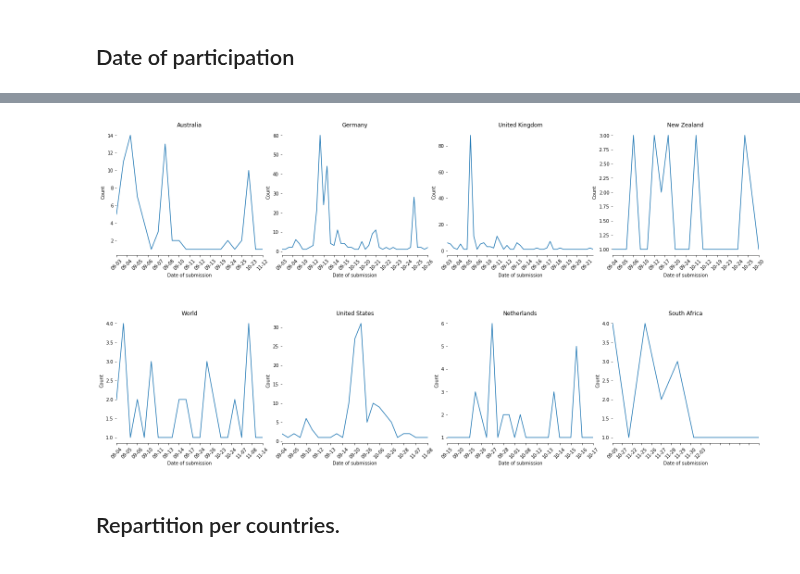
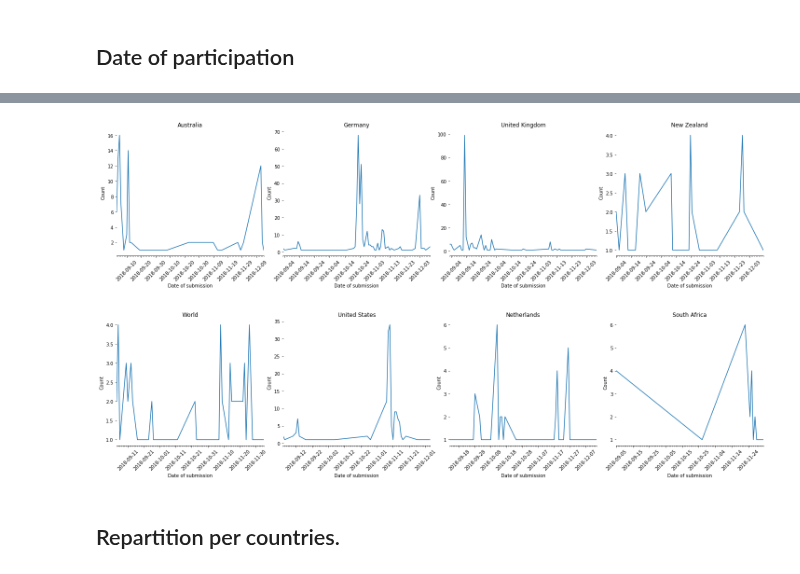
Before and after one commit to softwaresaved/international-survey, a Jupyter notebook: analysis/2018/1. Overview and sampling.ipynb, the cells around one changed output, grey strips where cells are left out. Cells and saved outputs as stored; diff of their text form; code cells hidden in the pictures.

Commit message:
Fix: x axis for the submitted date and change the type of date used, from submitted to started

```diff
--- a/analysis/2018/1. Overview and sampling.ipynb
+++ b/analysis/2018/1. Overview and sampling.ipynb
@@ -90,3 +90,6 @@ plt.show();
 [figure]
 # %% [markdown]
 ## Date of participation
+# %%
+for i in df['startdate. Date started'].unique():
+    print(i)
@@ -94,12 +115,13 @@ plt.show();
 def convert_time(x):
     """"""
     try:
-        return datetime.datetime.strptime(str(x),'%Y-%m-%d %H:%M:%S').strftime("%m-%d")
+        return datetime.datetime.strptime(str(x),'%Y-%m-%d %H:%M:%S').date()
+
     except ValueError:
         return x
 
-df['Date'] = df['submitdate. Date submitted'].apply(lambda x: convert_time(x))
-df_submission_per_country = df[['Country', 'Date']].dropna()
+df['Date'] = df['startdate. Date started'].apply(lambda x: convert_time(x))
+df_submission_per_country = df[['Country', 'Date']]#.dropna()
 total_per_country = df_submission_per_country.groupby(['Country'])['Date'].value_counts().to_frame()
 total_per_country.columns = ['Count']
 total_per_country = total_per_country.reset_index().sort_values(['Date', 'Country'], ascending=True)
@@ -106,30 +148,33 @@ total_per_country = total_per_country.reset_index().sort_values(['Date', 'Countr
 # %%
 fig, axes = plt.subplots(2, 4, figsize=(20, 10))
 fig.tight_layout()
 fig.subplots_adjust(hspace=0.5)
 list_plots = list()
 for i, name in enumerate(total_per_country['Country'].unique()):
     if i < 4:
         a = 0
         b = i
     else:
         a = 1
         b = 5 - i
-    axes[a, b] = total_per_country[total_per_country.Country == name].plot(x='Date', y='Count', legend=False, x_compat=True, ax=axes[a, b])#.set_ylabel(name)
+    axes[a, b] = total_per_country[total_per_country.Country == name].plot(x='Date', y='Count', legend=False, ax=axes[a, b])
     axes[a, b].set_title('{}'.format(name))
-    axes[a, b].set_xticklabels(labels = total_per_country[total_per_country.Country == name]['Date'], rotation=45)
-    axes[a, b].xaxis.set_major_locator(MaxNLocator(15))
+    axes[a, b].xaxis.set_major_locator(mdates.DayLocator(interval=10))   # every 10 days
+    axes[a, b].xaxis.set_minor_locator(mdates.DayLocator(interval=1))    # every day
+
+    for label in axes[a, b].get_xticklabels():
+        label.set_rotation(45)
     list_plots.append(axes[a, b])
 
 for ax in list_plots:
     ax.set(xlabel="Date of submission", ylabel="Count")
     ax.spines['top'].set_visible(False)
     ax.spines['right'].set_visible(False)
     ax.spines['left'].set_visible(False)
 
 plt.show();
 # %% [output]
-[figure, old version]
+[figure, new version]
 # %% [markdown]
 ## Repartition per countries.
 # %% [markdown]
```
Also changed, not shown: parts of 3 cells of this notebook, 2 other files.
